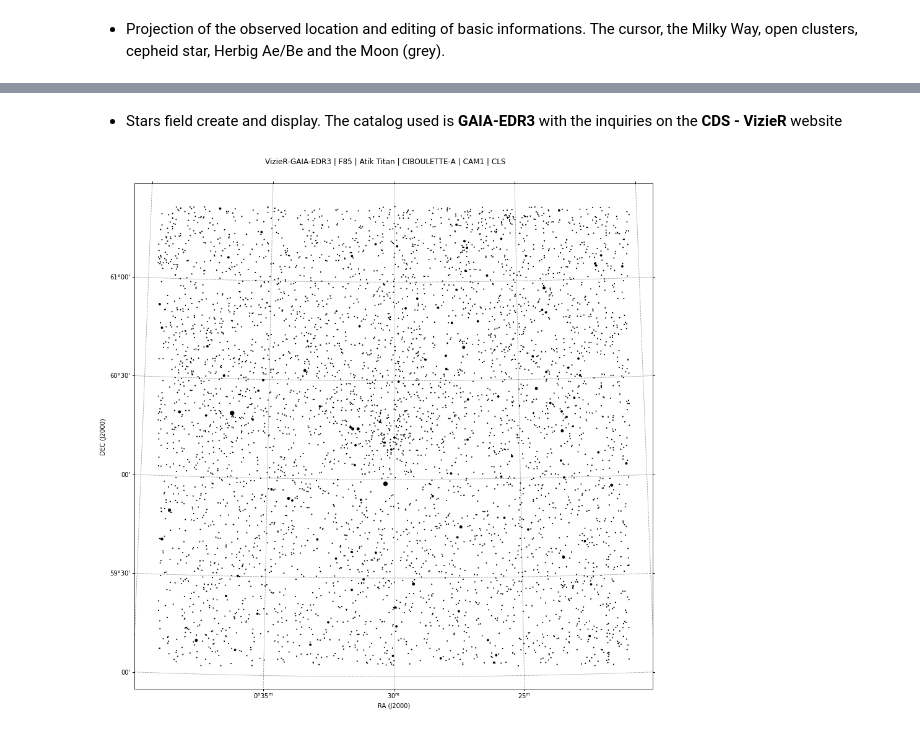
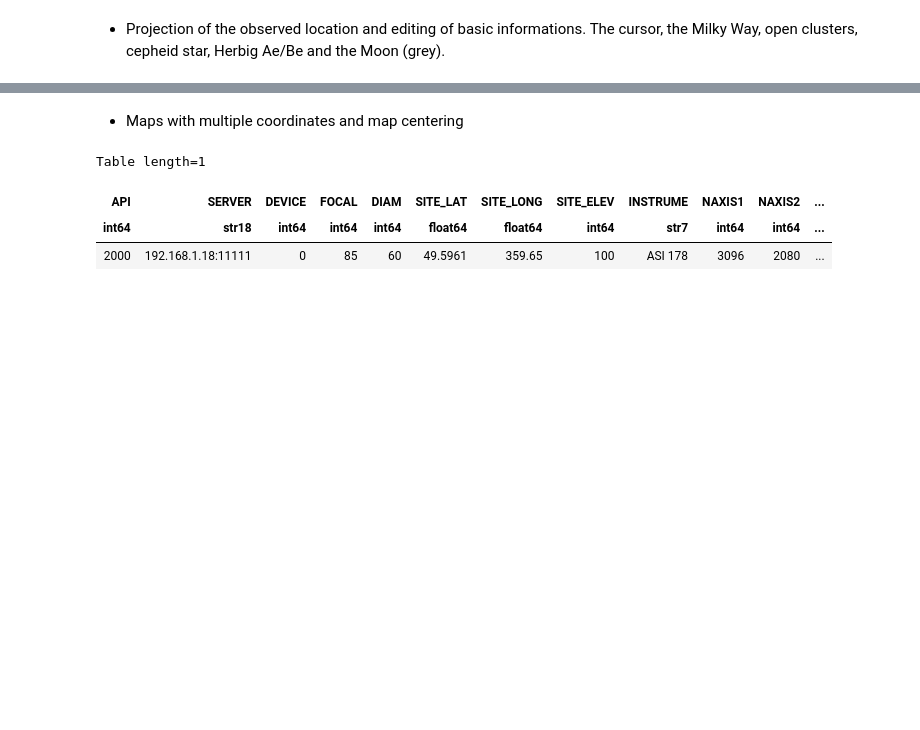
Before and after one commit to dtouzan/ciboulette, a Jupyter notebook: notebook/exemple-base.ipynb, the cells around one changed output, grey strips where cells are left out. Drawn from its saved outputs; the diff is of its cells as text; code cells hidden in the pictures; blank space fills up the shorter version.

```diff
--- a/notebook/exemple-base.ipynb
+++ b/notebook/exemple-base.ipynb
@@ -62,6 +50,13 @@ cbl.cepheid
-# %% [markdown]
-- Stars field create and display. The catalog used is **GAIA-EDR3** with the inquiries on the **CDS - VizieR** website
+# %% [markdown]
+- Maps with multiple coordinates and map centering
 # %%
-cbl.starsmap
+#cbl.canon200_2_8
+cbl.samyang85_1_4
+cbl.asi178
+cbl.positionsbyname = 'm52'
+cbl.header
 # %% [output]
-[figure, removed]
+Table length=1
+| API | SERVER | DEVICE | FOCAL | DIAM | SITE_LAT | SITE_LONG | SITE_ELEV | INSTRUME | NAXIS1 | NAXIS2 | ... |
+| int64 | str18 | int64 | int64 | int64 | float64 | float64 | int64 | str7 | int64 | int64 | ... |
+| 2000 | 192.168.1.18:11111 | 0 | 85 | 60 | 49.5961 | 359.65 | 100 | ASI 178 | 3096 | 2080 | ... |
```
Also changed, not shown: parts of 20 cells of this notebook.
